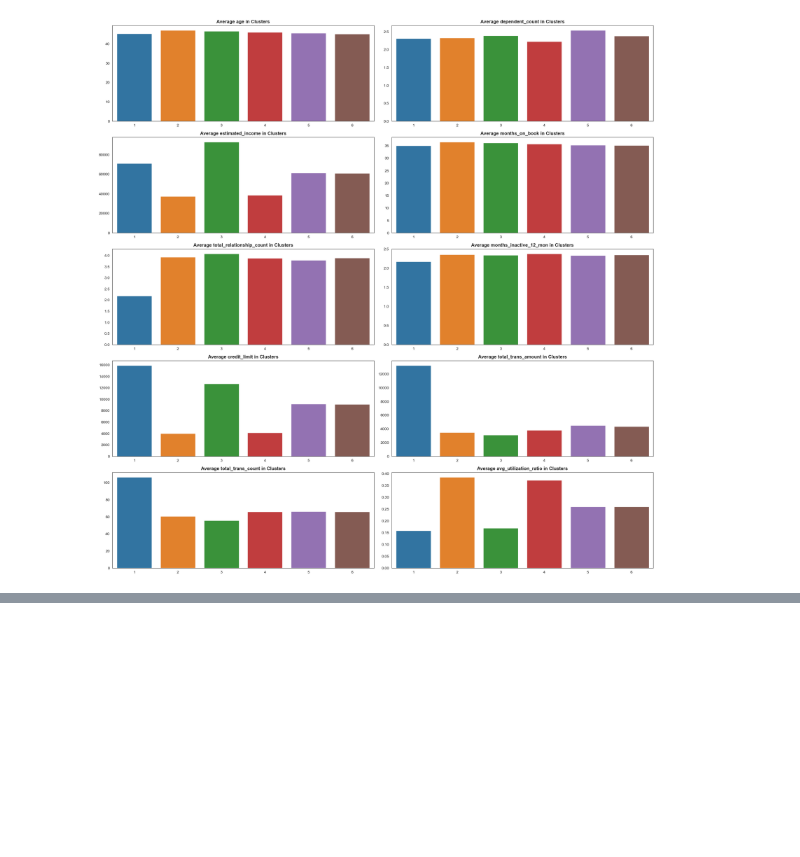
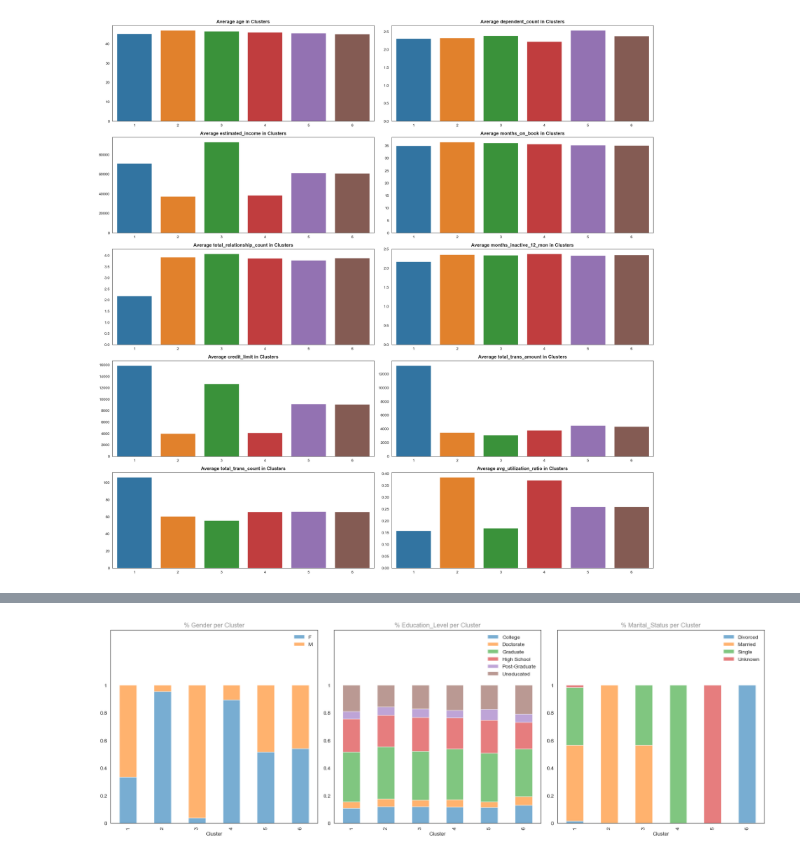
Before and after one commit to mlpost/Data-Projects, a Jupyter notebook: DQ_Credit_Card_Customer_Segmentation/Credit Card Customer Segmentation.ipynb, the cells around one changed output, grey strips where cells are left out. Drawn from its saved outputs; the diff is of its cells as text; code cells hidden in the pictures; blank space fills up the shorter version.

```diff
--- a/DQ_Credit_Card_Customer_Segmentation/Credit Card Customer Segmentation.ipynb
+++ b/DQ_Credit_Card_Customer_Segmentation/Credit Card Customer Segmentation.ipynb
@@ -258,0 +278,21 @@ plt.show();
+# %%
+cat_cols = customer_data.select_dtypes(include=['object'])
+
+fig = plt.figure(figsize=(18, 6))
+for i, col in enumerate(cat_cols):
+    plot_df = pd.crosstab(index=customer_data['Cluster'], columns=customer_data[col], values=customer_data[col], aggfunc='size', normalize='index')
+    ax = fig.add_subplot(1, 3, i+1)
+    plot_df.plot.bar(stacked=True, ax=ax, alpha=0.6)
+    ax.set_title(f'% {col.title()} per Cluster', alpha=0.5)
+
+    ax.set_ylim(0, 1.4)
+    ax.legend(frameon=False)
+    ax.xaxis.grid(False)
+
+    labels = [0, 0.2, 0.4, 0.6, 0.8, 1]
+    ax.set_yticklabels(labels)
+
+plt.tight_layout()
+plt.show();
+# %% [output]
+[figure, added]
```
Also changed, not shown: parts of 4 cells of this notebook.
